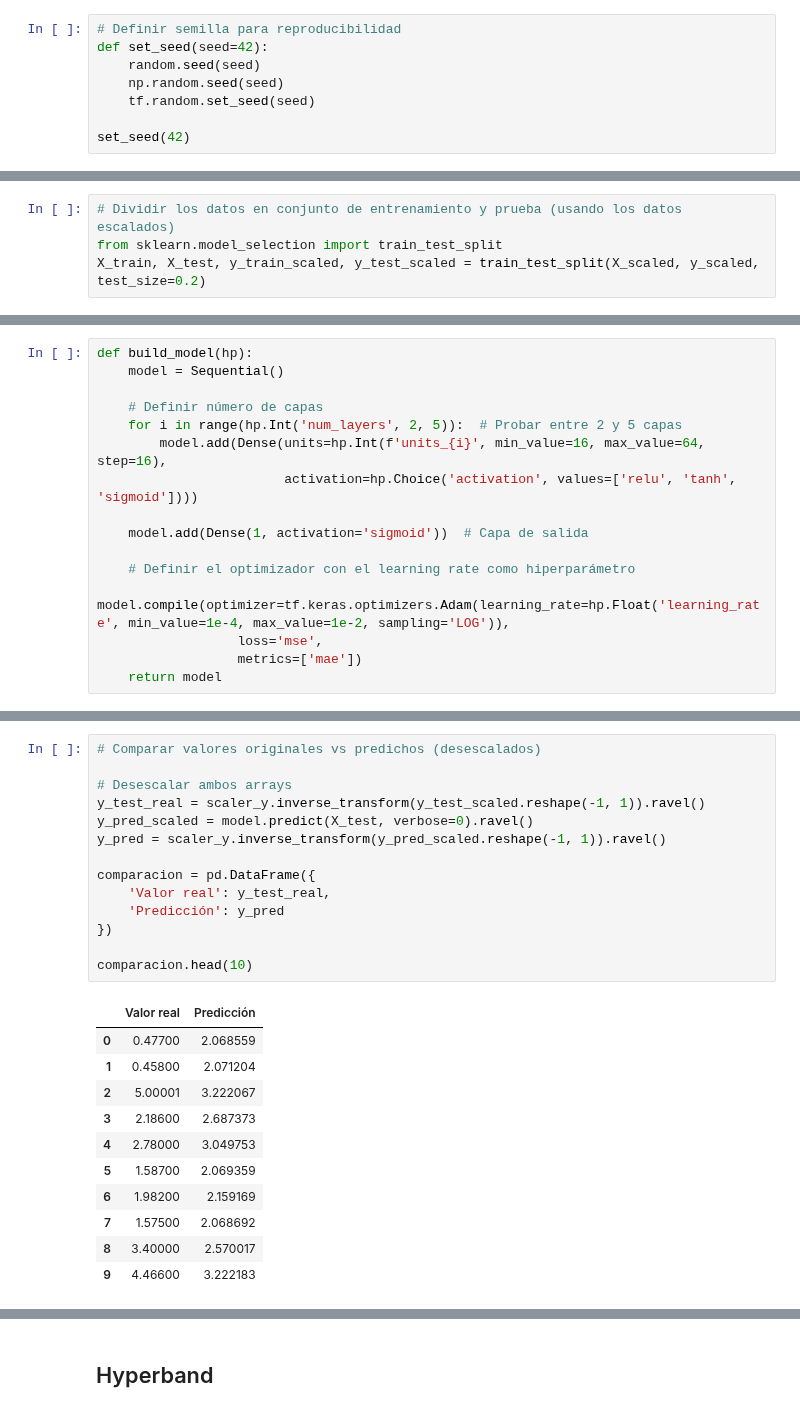
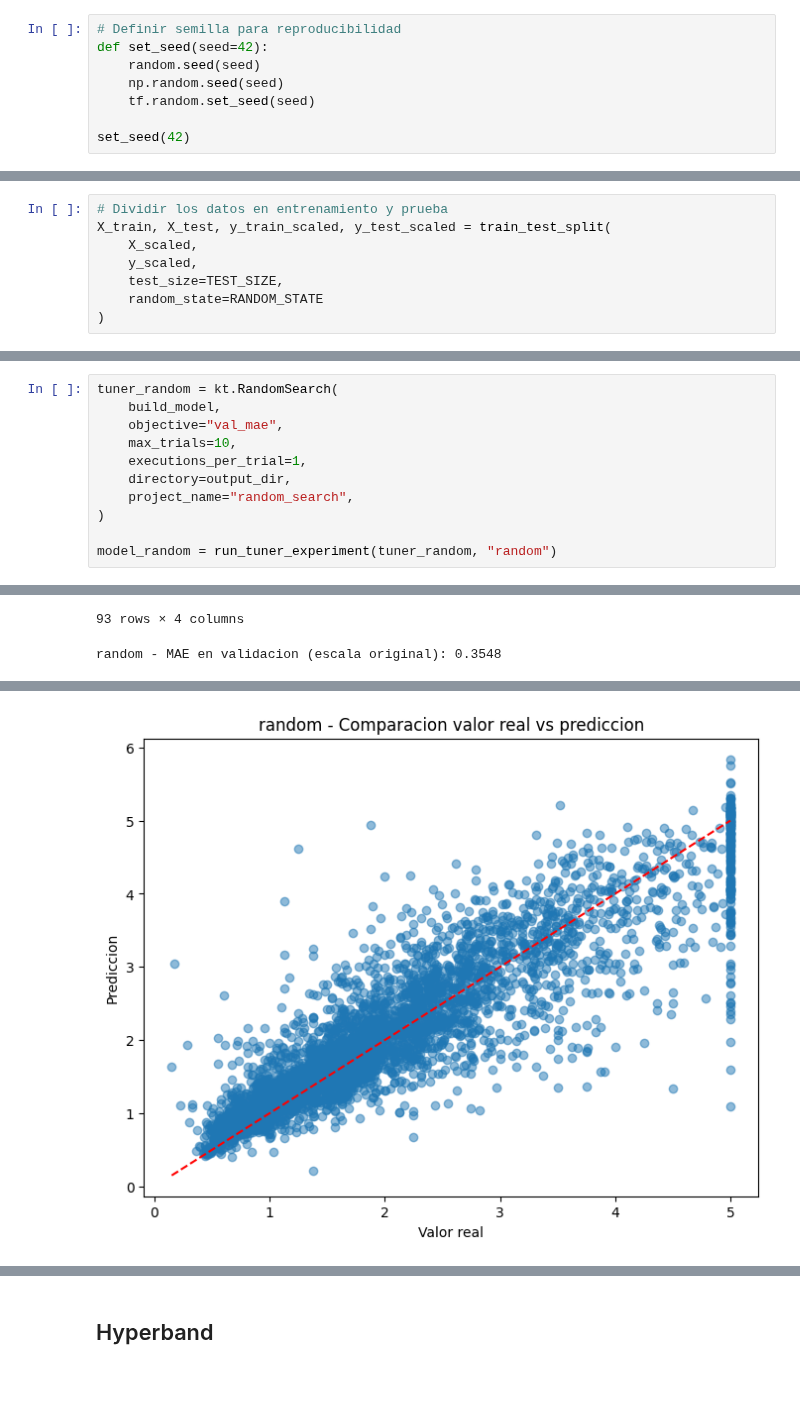
Before and after one commit to HUMartinezC/ia_bigdata_lab, a Jupyter notebook: notebooks/pia/comparacion_red_neuronal_regresion.ipynb, the cells around one changed output, grey strips where cells are left out. Drawn from its saved outputs; the diff is of its cells as text; blank space fills up the shorter version.

```diff
--- a/notebooks/pia/comparacion_red_neuronal_regresion.ipynb
+++ b/notebooks/pia/comparacion_red_neuronal_regresion.ipynb
@@ -97,5 +101,9 @@ y = df['MedHouseVal'].values.reshape(-1, 1)
 y_scaled = scaler_y.fit_transform(y).ravel()
 # %%
-# Dividir los datos en conjunto de entrenamiento y prueba (usando los datos escalados)
-from sklearn.model_selection import train_test_split
-X_train, X_test, y_train_scaled, y_test_scaled = train_test_split(X_scaled, y_scaled, test_size=0.2)
+# Dividir los datos en entrenamiento y prueba
+X_train, X_test, y_train_scaled, y_test_scaled = train_test_split(
+    X_scaled,
+    y_scaled,
+    test_size=TEST_SIZE,
+    random_state=RANDOM_STATE
+)
@@ -233,16 +293,0 @@ plt.show()
-# %%
-def build_model(hp):
-    model = Sequential()
-
-    # Definir número de capas
-    for i in range(hp.Int('num_layers', 2, 5)):  # Probar entre 2 y 5 capas
-        model.add(Dense(units=hp.Int(f'units_{i}', min_value=16, max_value=64, step=16),
-                        activation=hp.Choice('activation', values=['relu', 'tanh', 'sigmoid'])))
-
-    model.add(Dense(1, activation='sigmoid'))  # Capa de salida
-
-    # Definir el optimizador con el learning rate como hiperparámetro
-    model.compile(optimizer=tf.keras.optimizers.Adam(learning_rate=hp.Float('learning_rate', min_value=1e-4, max_value=1e-2, sampling='LOG')),
-                  loss='mse',
-                  metrics=['mae'])
-    return model
@@ -290,26 +294,12 @@ Precisión en el conjunto de prueba: 0.6369399428367615
-# %%
-# Comparar valores originales vs predichos (desescalados)
-
-# Desescalar ambos arrays
-y_test_real = scaler_y.inverse_transform(y_test_scaled.reshape(-1, 1)).ravel()
-y_pred_scaled = model.predict(X_test, verbose=0).ravel()
-y_pred = scaler_y.inverse_transform(y_pred_scaled.reshape(-1, 1)).ravel()
-
-comparacion = pd.DataFrame({
-    'Valor real': y_test_real,
-    'Predicción': y_pred
-})
-
-comparacion.head(10)
-# %% [output]
-|  | Valor real | Predicción |
-| 0 | 0.47700 | 2.068559 |
-| 1 | 0.45800 | 2.071204 |
-| 2 | 5.00001 | 3.222067 |
-| 3 | 2.18600 | 2.687373 |
-| 4 | 2.78000 | 3.049753 |
-| 5 | 1.58700 | 2.069359 |
-| 6 | 1.98200 | 2.159169 |
-| 7 | 1.57500 | 2.068692 |
-| 8 | 3.40000 | 2.570017 |
-| 9 | 4.46600 | 3.222183 |
+# %%
+tuner_random = kt.RandomSearch(
+    build_model,
+    objective="val_mae",
+    max_trials=10,
+    executions_per_trial=1,
+    directory=output_dir,
+    project_name="random_search",
+)
+
+model_random = run_tuner_experiment(tuner_random, "random")
+# %% [output]
@@ -315,0 +336,2 @@ comparacion.head(10)
+93 rows × 4 columns
+random - MAE en validacion (escala original): 0.3548
@@ -316 +349,2 @@ comparacion.head(10)
+[figure, added]
 # %% [markdown]
```
Also changed, not shown: parts of 37 cells of this notebook.
